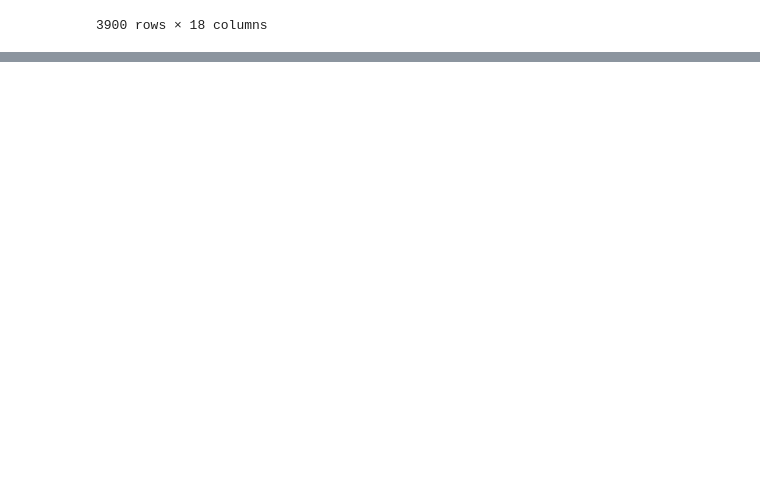
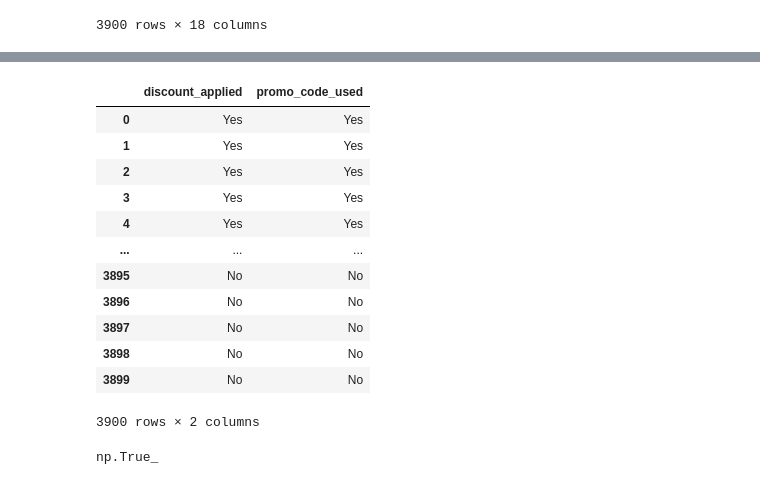
Before and after one commit to kazrkb/CSBA-Customer-Shopping-Behaviour-Analysis, a Jupyter notebook: analysis.ipynb, the cells around one changed output, grey strips where cells are left out. Cells and saved outputs as stored; diff of their text form; code cells hidden in the pictures; blank space fills up the shorter version.

```diff
--- a/analysis.ipynb
+++ b/analysis.ipynb
@@ -126,0 +198,21 @@ df
+# %%
+df[['discount_applied','promo_code_used']]
+# %% [output]
+|  | discount_applied | promo_code_used |
+| 0 | Yes | Yes |
+| 1 | Yes | Yes |
+| 2 | Yes | Yes |
+| 3 | Yes | Yes |
+| 4 | Yes | Yes |
+| ... | ... | ... |
+| 3895 | No | No |
+| 3896 | No | No |
+| 3897 | No | No |
+| 3898 | No | No |
+| 3899 | No | No |
+3900 rows × 2 columns
+# %%
+#if returns true then both columns is exactly the same
+(df['discount_applied'] == df['promo_code_used']).all()
+# %% [output]
+np.True_
```
Also changed, not shown: parts of 8 cells of this notebook.
